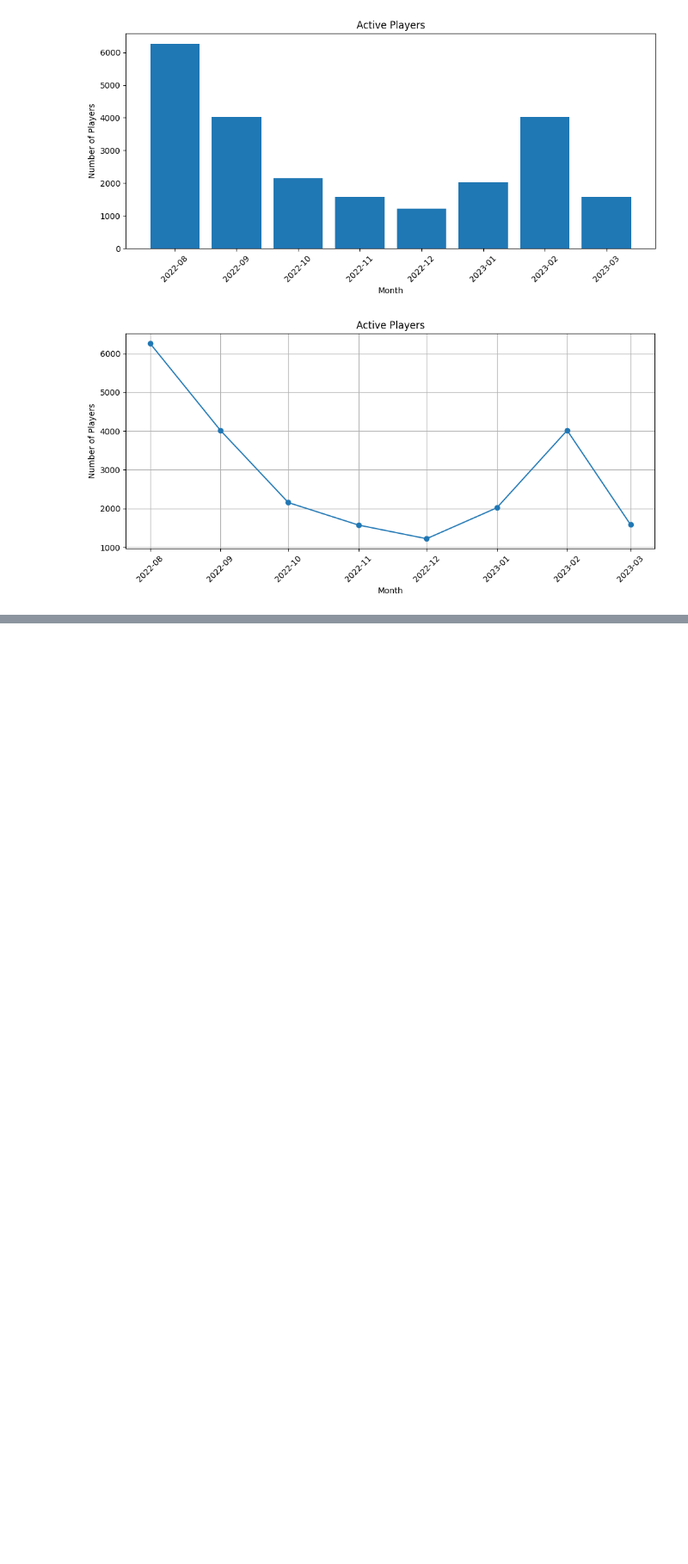
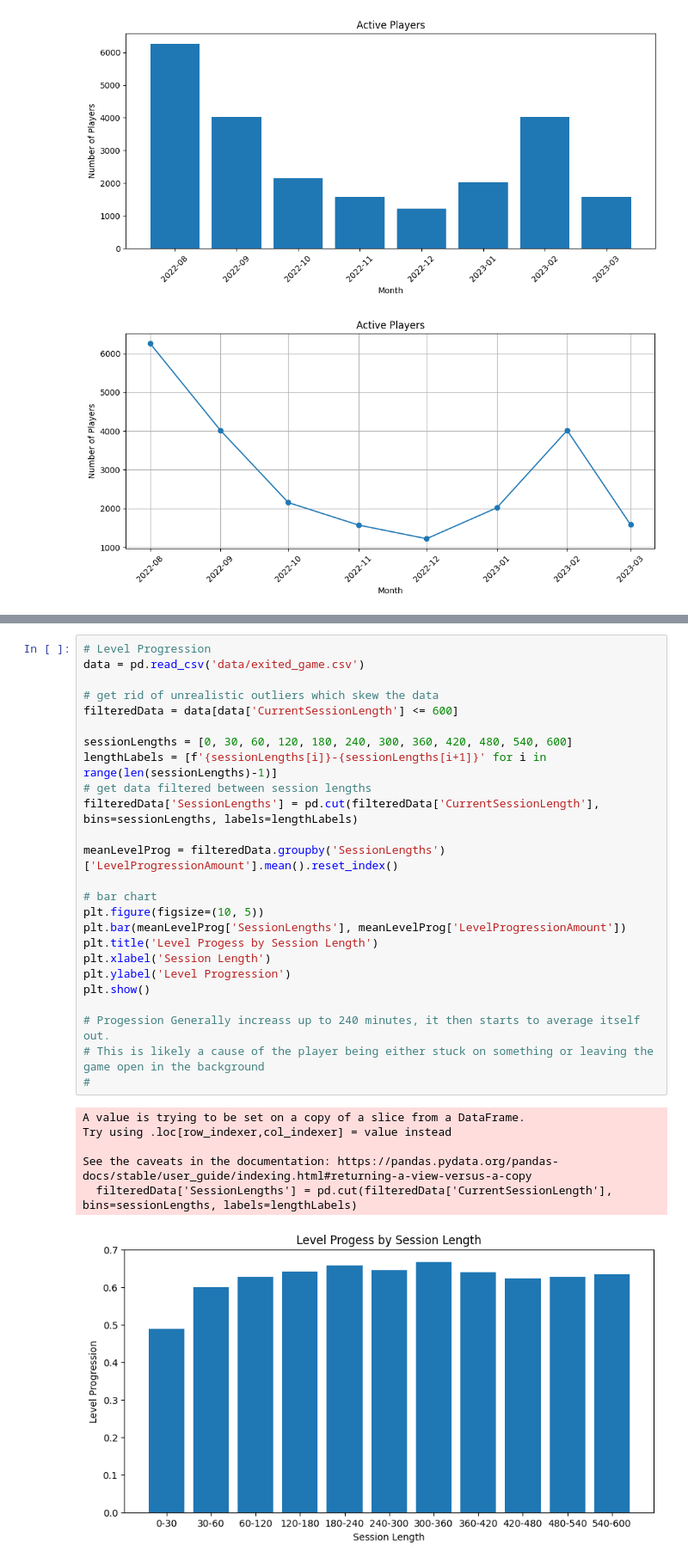
Before and after one commit to itcOnlineGaming/GA_25_P1_Part3_Adrian_Sokolowski, a Jupyter notebook: part3/Notebook.ipynb, the cells around one changed output, grey strips where cells are left out. Shown: that part at 86% size. Cells and saved outputs as stored; diff of their text form; blank space fills up the shorter version.

```diff
--- a/part3/Notebook.ipynb
+++ b/part3/Notebook.ipynb
@@ -140,0 +129,32 @@ Median Session Time =  54.0
+# %%
+# Level Progression
+data = pd.read_csv('data/exited_game.csv')
+
+# get rid of unrealistic outliers which skew the data
+filteredData = data[data['CurrentSessionLength'] <= 600]
+
+sessionLengths = [0, 30, 60, 120, 180, 240, 300, 360, 420, 480, 540, 600]
+lengthLabels = [f'{sessionLengths[i]}-{sessionLengths[i+1]}' for i in range(len(sessionLengths)-1)]
+# get data filtered between session lengths
+filteredData['SessionLengths'] = pd.cut(filteredData['CurrentSessionLength'], bins=sessionLengths, labels=lengthLabels)
+
+meanLevelProg = filteredData.groupby('SessionLengths')['LevelProgressionAmount'].mean().reset_index()
+
+# bar chart
+plt.figure(figsize=(10, 5))
+plt.bar(meanLevelProg['SessionLengths'], meanLevelProg['LevelProgressionAmount'])
+plt.title('Level Progess by Session Length')
+plt.xlabel('Session Length')
+plt.ylabel('Level Progression')
+plt.show()
+
+# Progession Generally increass up to 240 minutes, it then starts to average itself out.
+# This is likely a cause of the player being either stuck on something or leaving the game open in the background
+#
+# %% [output]
+A value is trying to be set on a copy of a slice from a DataFrame.
+Try using .loc[row_indexer,col_indexer] = value instead
+
+See the caveats in the documentation: https://pandas.pydata.org/pandas-docs/stable/user_guide/indexing.html#returning-a-view-versus-a-copy
+  filteredData['SessionLengths'] = pd.cut(filteredData['CurrentSessionLength'], bins=sessionLengths, labels=lengthLabels)
+[figure, added]
```
Also changed, not shown: parts of 3 cells of this notebook.
